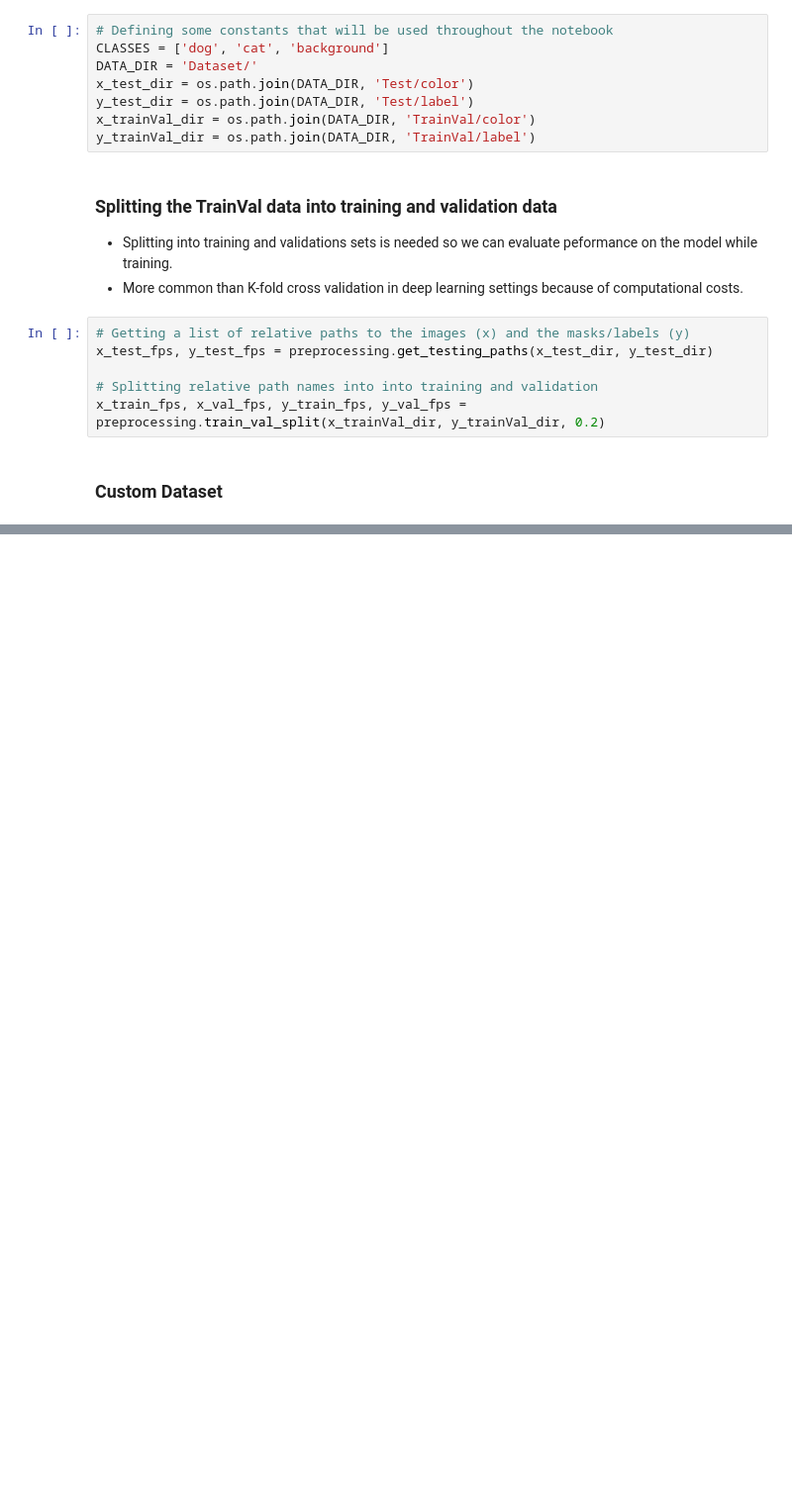
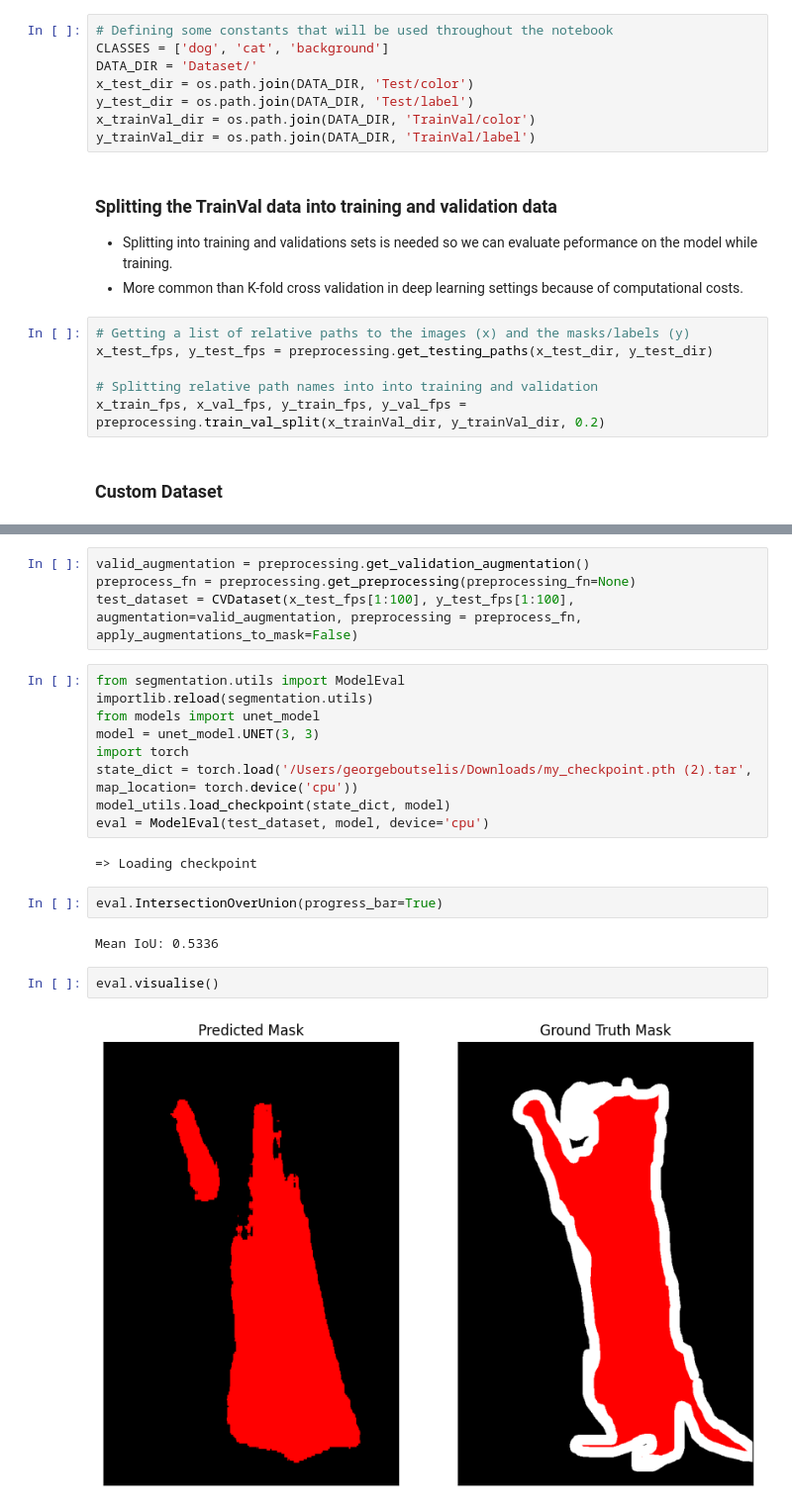
Before and after one commit to G30rg3ab/Computer-Vision-Project, a Jupyter notebook: playground.ipynb, the cells around one changed output, grey strips where cells are left out. Shown: that part at 99% size. Drawn from its saved outputs; the diff is of its cells as text; blank space fills up the shorter version.

```diff
--- a/playground.ipynb
+++ b/playground.ipynb
@@ -107,0 +63,23 @@ segmentation.utils.model_utils.load_checkpoint(state_dict, model)
+# %%
+valid_augmentation = preprocessing.get_validation_augmentation()
+preprocess_fn = preprocessing.get_preprocessing(preprocessing_fn=None)
+test_dataset = CVDataset(x_test_fps[1:100], y_test_fps[1:100], augmentation=valid_augmentation, preprocessing = preprocess_fn, apply_augmentations_to_mask=False)
+# %%
+from segmentation.utils import ModelEval
+importlib.reload(segmentation.utils)
+from models import unet_model
+model = unet_model.UNET(3, 3)
+import torch
+state_dict = torch.load('/Users/georgeboutselis/Downloads/my_checkpoint.pth (2).tar', map_location= torch.device('cpu'))
+model_utils.load_checkpoint(state_dict, model)
+eval = ModelEval(test_dataset, model, device='cpu')
+# %% [output]
+=> Loading checkpoint
+# %%
+eval.IntersectionOverUnion(progress_bar=True)
+# %% [output]
+Mean IoU: 0.5336
+# %%
+eval.visualise()
+# %% [output]
+[figure, added]
```
Also changed, not shown: parts of 14 cells of this notebook, 56 other files.
